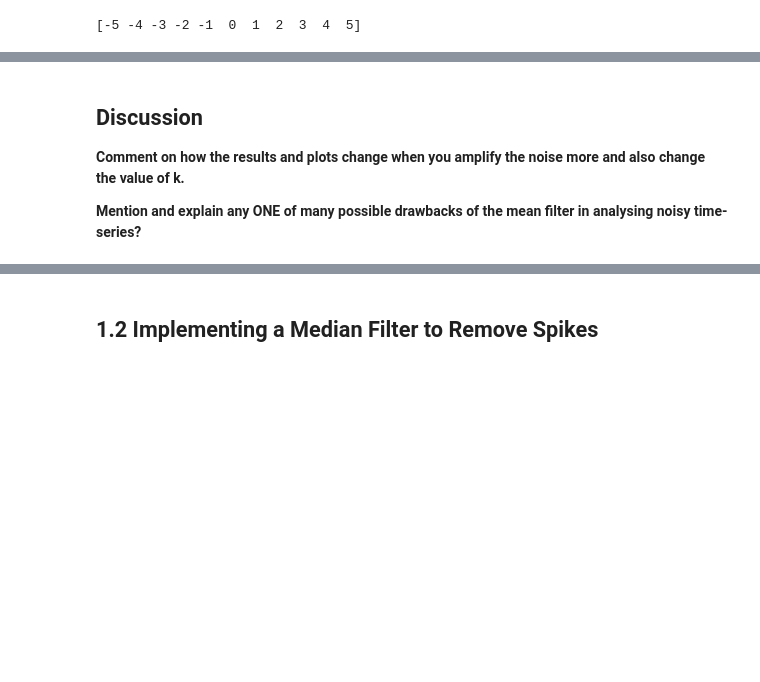
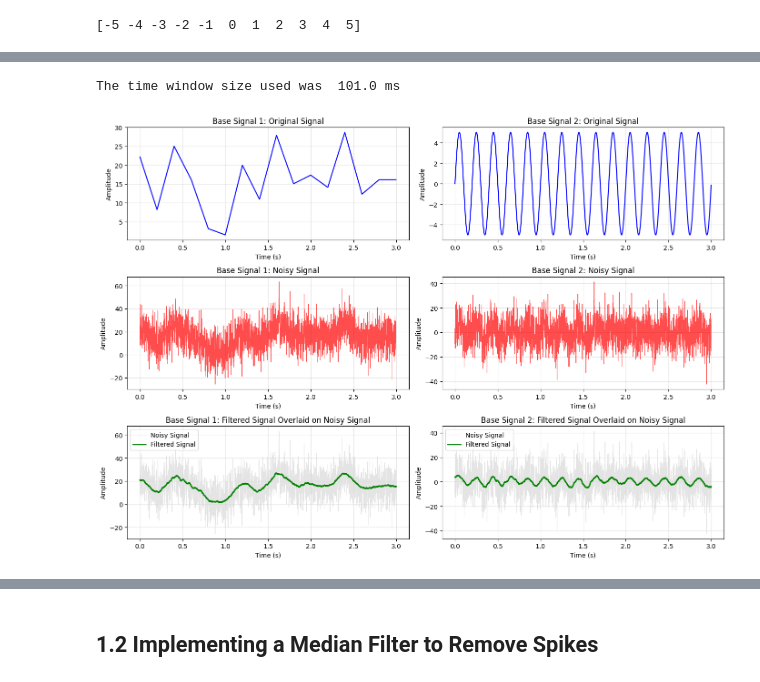
Before and after one commit to tonyechen/TECHIN_513, a Jupyter notebook: lab2/Lab2_StarterCode.ipynb, the cells around one changed output, grey strips where cells are left out. Cells and saved outputs as stored; diff of their text form; code cells hidden in the pictures; blank space fills up the shorter version.

```diff
--- a/lab2/Lab2_StarterCode.ipynb
+++ b/lab2/Lab2_StarterCode.ipynb
@@ -137,29 +205,87 @@ filtsig1 = np.zeros(n) # initialize filtered signal vector for signal 1
 filtsig2 = np.zeros(n) # initialize filtered signal vector for signal 2
 
 #TO DO: finish your implementation of the running mean filter
+k = 50
+
+for i in range(n):
+    # Define the window boundaries
+    window_start = max(0, i - k)  # don't go below index 0
+    window_end = min(n, i + k + 1)  # don't go beyond the signal length
+
+    # Compute the mean of signal values within the window
+    filtsig1[i] = np.mean(signal1[window_start:window_end])
+    filtsig2[i] = np.mean(signal2[window_start:window_end])
 
 # compute the time window size in ms and print it
-windowsize = # TO DO: compute the duration of the time-window that
+windowsize = (2 * k + 1) / srate * 1000 # TO DO: compute the duration of the time-window that
 
 # slides across the signal in ms
 print("The time window size used was ", windowsize, "ms")
+# %% [output]
+The time window size used was  101.0 ms
 # %%
 # TO DO: plot the required plots
 # Note: Make sure to add titles and labels as needeD
+plt.figure(figsize=(14, 10))
 
 # For base signal 1:
 # In a single plot and three subplots, plot the original signal, noisy signal and
 # filtered signal overliad on the noisy signal to see the difference
+plt.subplot(3, 2, 1)
+plt.plot(time, base1, 'b-', linewidth=1.5)
+plt.xlabel('Time (s)')
+plt.ylabel('Amplitude')
+plt.title('Base Signal 1: Original Signal')
+plt.grid(True, alpha=0.3)
+
+# Base Signal 1 - Subplot 2: Noisy Signal
+plt.subplot(3, 2, 3)
+plt.plot(time, signal1, 'r-', linewidth=0.8, alpha=0.7)
+plt.xlabel('Time (s)')
+plt.ylabel('Amplitude')
+plt.title('Base Signal 1: Noisy Signal')
+plt.grid(True, alpha=0.3)
+
+# Base Signal 1 - Subplot 3: Filtered Signal Overlaid on Noisy Signal
+plt.subplot(3, 2, 5)
+plt.plot(time, signal1, 'lightgray', linewidth=0.8, alpha=0.6, label='Noisy Signal')
+plt.plot(time, filtsig1, 'g-', linewidth=2, label='Filtered Signal')
+plt.xlabel('Time (s)')
+plt.ylabel('Amplitude')
+plt.title('Base Signal 1: Filtered Signal Overlaid on Noisy Signal')
+plt.legend()
+plt.grid(True, alpha=0.3)
 
 # For base signal 2:
 # In a single plot and three subplots, plot the original signal, noisy signal and
 # filtered signal overliad on the noisy signal to see the difference
+# Base Signal 2 - Subplot 1: Original Signal
+plt.subplot(3, 2, 2)
+plt.plot(time, base2, 'b-', linewidth=1.5)
+plt.xlabel('Time (s)')
+plt.ylabel('Amplitude')
+plt.title('Base Signal 2: Original Signal')
+plt.grid(True, alpha=0.3)
+
+# Base Signal 2 - Subplot 2: Noisy Signal
+plt.subplot(3, 2, 4)
+plt.plot(time, signal2, 'r-', linewidth=0.8, alpha=0.7)
+plt.xlabel('Time (s)')
+plt.ylabel('Amplitude')
+plt.title('Base Signal 2: Noisy Signal')
+plt.grid(True, alpha=0.3)
+
+# Base Signal 2 - Subplot 3: Filtered Signal Overlaid on Noisy Signal
+plt.subplot(3, 2, 6)
+plt.plot(time, signal2, 'lightgray', linewidth=0.8, alpha=0.6, label='Noisy Signal')
+plt.plot(time, filtsig2, 'g-', linewidth=2, label='Filtered Signal')
+plt.xlabel('Time (s)')
+plt.ylabel('Amplitude')
+plt.title('Base Signal 2: Filtered Signal Overlaid on Noisy Signal')
+plt.legend()
+plt.grid(True, alpha=0.3)
+
+plt.tight_layout()
+plt.show()
+# %% [output]
+[figure, added]
-# %% [markdown]
-## Discussion
-
-**Comment on how the results and plots change when you amplify the noise more and also change the value of k.**
-
-
-
-
-**Mention and explain any ONE of many possible drawbacks of the mean filter in analysing noisy time-series?**
```
Also changed, not shown: parts of 9 cells of this notebook, 1 other file.
